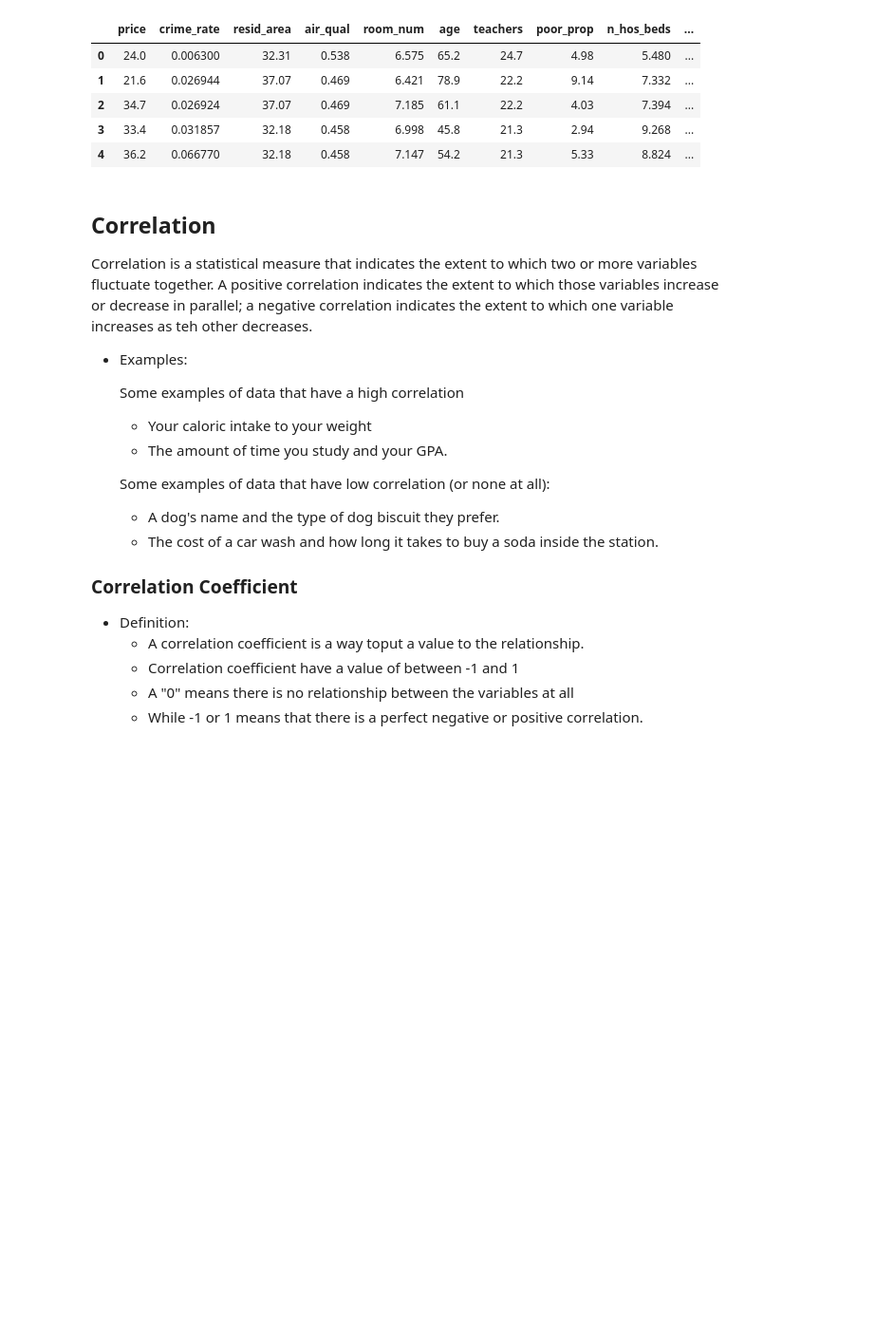
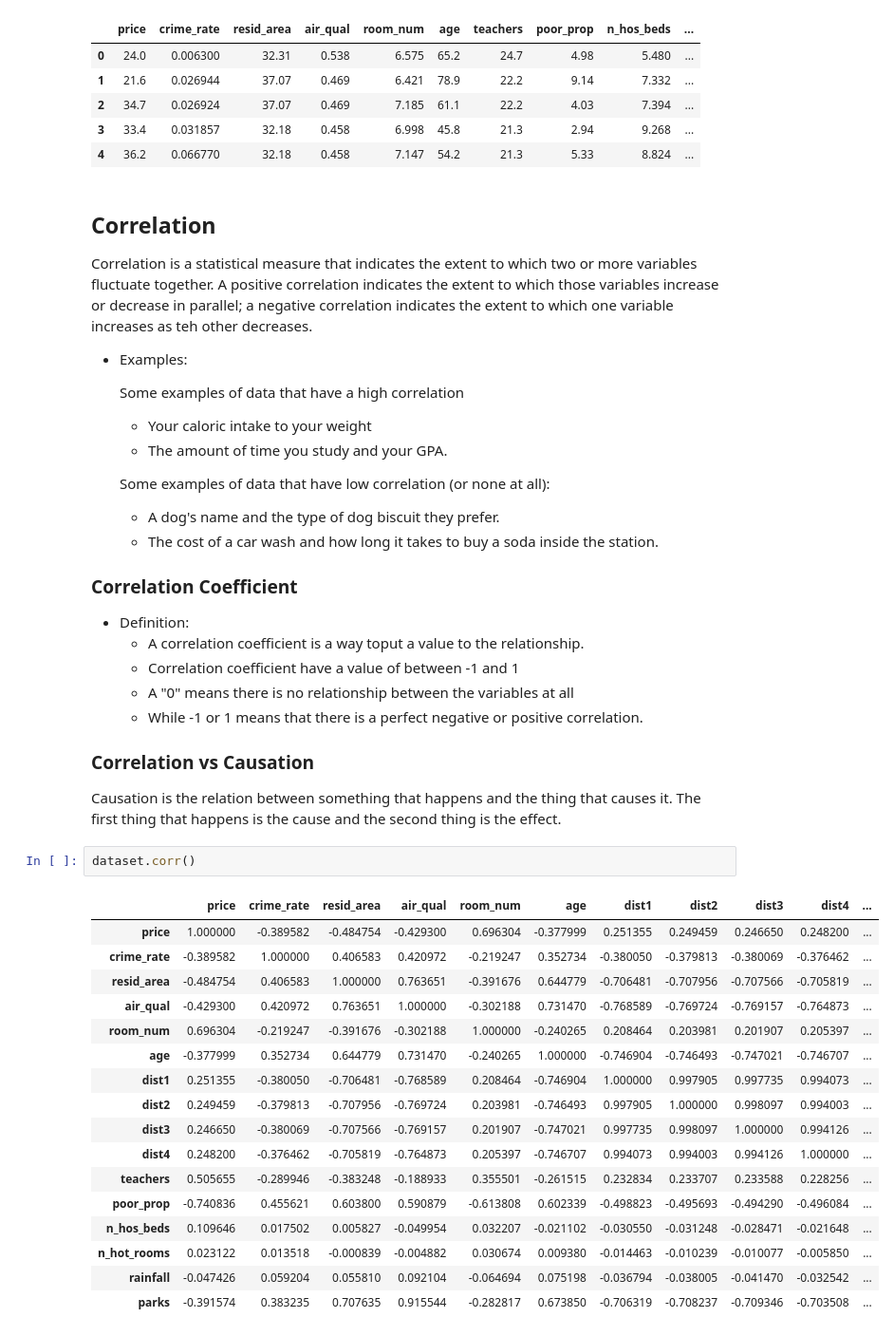
Before and after one commit to teddsords/SVM-Course, a Jupyter notebook: Section 7.ipynb, the cells around one changed output. Shown: that part at 95% size. Drawn from its saved outputs; the diff is of its cells as text; blank space fills up the shorter version.

```diff
--- a/Section 7.ipynb
+++ b/Section 7.ipynb
@@ -483,3 +483,26 @@ Correlation is a statistical measure that indicates the extent to which two or m
     - Correlation coefficient have a value of between -1 and 1
     - A "0" means there is no relationship between the variables at all
     - While -1 or 1 means that there is a perfect negative or positive correlation.
+
+### Correlation vs Causation
+Causation is the relation between something that happens and the thing that causes it. The first thing that happens is the cause and the second thing is the effect.
+# %%
+dataset.corr()
+# %% [output]
+|  | price | crime_rate | resid_area | air_qual | room_num | age | dist1 | dist2 | dist3 | dist4 | ... |
+| price | 1.000000 | -0.389582 | -0.484754 | -0.429300 | 0.696304 | -0.377999 | 0.251355 | 0.249459 | 0.246650 | 0.248200 | ... |
+| crime_rate | -0.389582 | 1.000000 | 0.406583 | 0.420972 | -0.219247 | 0.352734 | -0.380050 | -0.379813 | -0.380069 | -0.376462 | ... |
+| resid_area | -0.484754 | 0.406583 | 1.000000 | 0.763651 | -0.391676 | 0.644779 | -0.706481 | -0.707956 | -0.707566 | -0.705819 | ... |
+| air_qual | -0.429300 | 0.420972 | 0.763651 | 1.000000 | -0.302188 | 0.731470 | -0.768589 | -0.769724 | -0.769157 | -0.764873 | ... |
+| room_num | 0.696304 | -0.219247 | -0.391676 | -0.302188 | 1.000000 | -0.240265 | 0.208464 | 0.203981 | 0.201907 | 0.205397 | ... |
+| age | -0.377999 | 0.352734 | 0.644779 | 0.731470 | -0.240265 | 1.000000 | -0.746904 | -0.746493 | -0.747021 | -0.746707 | ... |
+| dist1 | 0.251355 | -0.380050 | -0.706481 | -0.768589 | 0.208464 | -0.746904 | 1.000000 | 0.997905 | 0.997735 | 0.994073 | ... |
+| dist2 | 0.249459 | -0.379813 | -0.707956 | -0.769724 | 0.203981 | -0.746493 | 0.997905 | 1.000000 | 0.998097 | 0.994003 | ... |
+| dist3 | 0.246650 | -0.380069 | -0.707566 | -0.769157 | 0.201907 | -0.747021 | 0.997735 | 0.998097 | 1.000000 | 0.994126 | ... |
+| dist4 | 0.248200 | -0.376462 | -0.705819 | -0.764873 | 0.205397 | -0.746707 | 0.994073 | 0.994003 | 0.994126 | 1.000000 | ... |
+| teachers | 0.505655 | -0.289946 | -0.383248 | -0.188933 | 0.355501 | -0.261515 | 0.232834 | 0.233707 | 0.233588 | 0.228256 | ... |
+| poor_prop | -0.740836 | 0.455621 | 0.603800 | 0.590879 | -0.613808 | 0.602339 | -0.498823 | -0.495693 | -0.494290 | -0.496084 | ... |
+| n_hos_beds | 0.109646 | 0.017502 | 0.005827 | -0.049954 | 0.032207 | -0.021102 | -0.030550 | -0.031248 | -0.028471 | -0.021648 | ... |
+| n_hot_rooms | 0.023122 | 0.013518 | -0.000839 | -0.004882 | 0.030674 | 0.009380 | -0.014463 | -0.010239 | -0.010077 | -0.005850 | ... |
+| rainfall | -0.047426 | 0.059204 | 0.055810 | 0.092104 | -0.064694 | 0.075198 | -0.036794 | -0.038005 | -0.041470 | -0.032542 | ... |
+| parks | -0.391574 | 0.383235 | 0.707635 | 0.915544 | -0.282817 | 0.673850 | -0.706319 | -0.708237 | -0.709346 | -0.703508 | ... |
```
Also changed, not shown: parts of 2 cells of this notebook.
